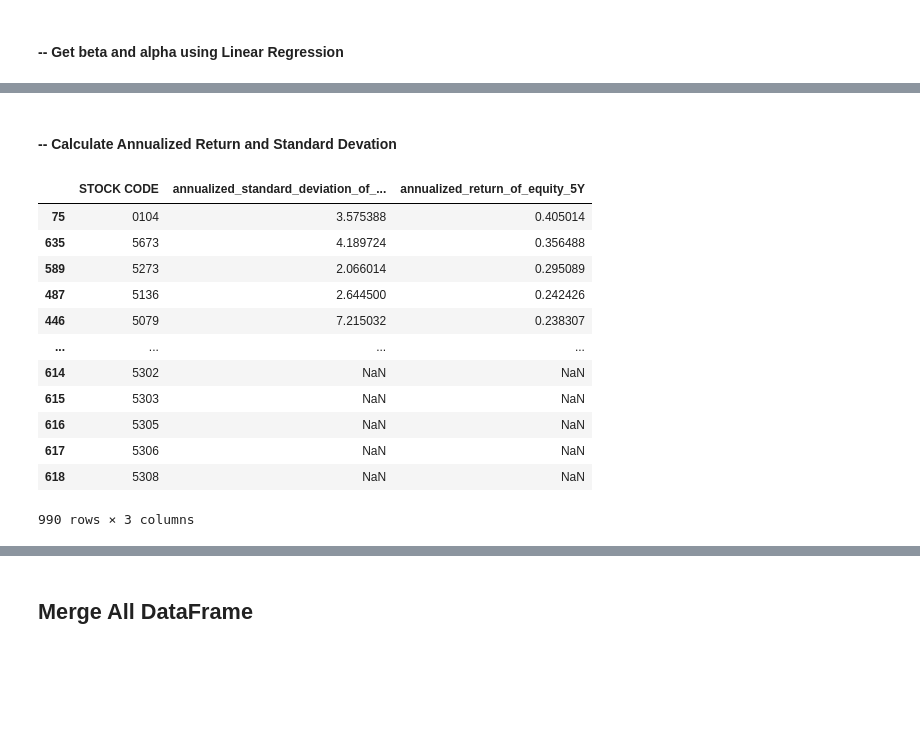
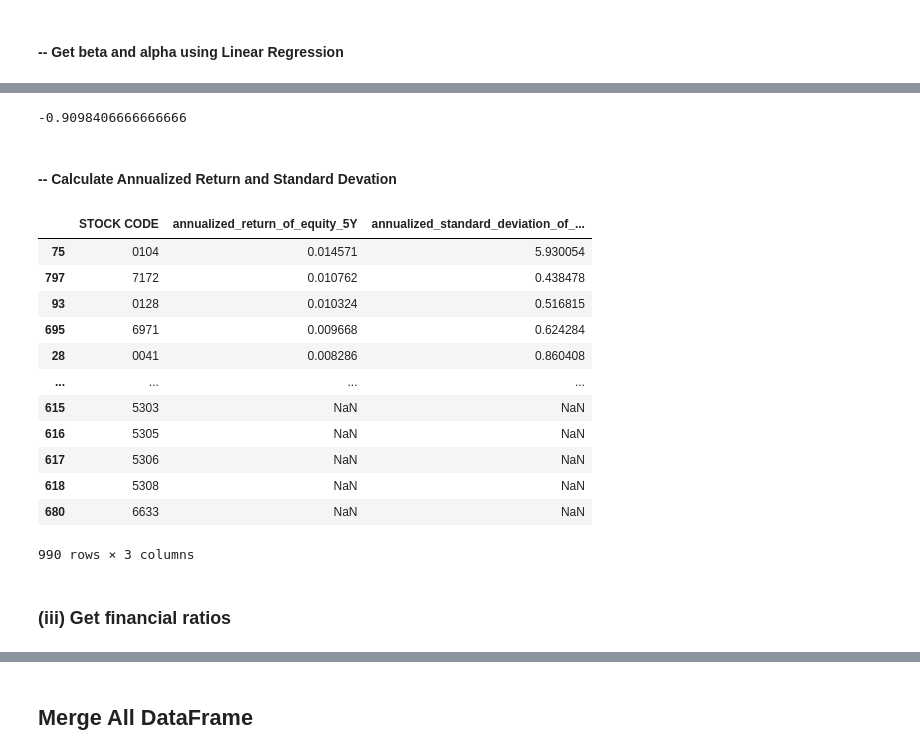
Before and after one commit to tan-yong-sheng/bursa-scraper, a Jupyter notebook: notebook/Bursa_scraper.ipynb, the cells around one changed output, grey strips where cells are left out. Drawn from its saved outputs; the diff is of its cells as text; code cells hidden in the pictures; blank space fills up the shorter version.

```diff
--- a/notebook/Bursa_scraper.ipynb
+++ b/notebook/Bursa_scraper.ipynb
@@ -44,5 +44,17 @@ Requirement already satisfied: pyasn1-modules>=0.2.1 in /usr/local/lib/python3.7
 Requirement already satisfied: pyasn1<0.5.0,>=0.4.6 in /usr/local/lib/python3.7/dist-packages (from pyasn1-modules>=0.2.1->google-auth->gspread) (0.4.8)
 Requirement already satisfied: cssselect>0.7.9 in /usr/local/lib/python3.7/dist-packages (from pyquery->requests_html) (1.1.0)
+# %%
+# Step 1: connect to google spreadsheet
+import google.auth
+from google.colab import auth
+import gspread
+
+auth.authenticate_user()
+credentials, project_id = google.auth.default()
+
+gc = gspread.authorize(credentials)
+
+gs = gc.open_by_url("https://docs.google.com/spreadsheets/d/1mJjBNTGAF3CLOi1aeJDUSWx6EvtRqB-RhJdvnBh1iAU/edit#gid=14691771")
 # %% [markdown]
 ## Retrieve Data & Data Cleaning
 # %% [markdown]
@@ -221,7 +229,7 @@ def getData(ticker_code: Union[str, list], period:str, interval:str) -> pandas.D
 
 def getReturn(df_stock: pandas.DataFrame) -> pandas.DataFrame:
   df_stock["Date"] = pandas.to_datetime(df_stock["Date"])
-  df_stock_return = df_stock.set_index("Date").pct_change()
+  df_stock_return = df_stock.set_index("Date").divide(df_stock.set_index("Date").shift(1)).sub(1) # df["A"].divide(df["A"].shift(1)) -1
   return df_stock_return[1:].reset_index()
 
 import dateutil
@@ -421,25 +429,27 @@ regression_df.sort_values(f"INTERCEPT_{period}Y", ascending=False)
 | 618 | 5308 | NaN | NaN | NaN | NaN | NaN | NaN | ... |
 | 680 | 6633 | NaN | NaN | NaN | NaN | NaN | NaN | ... |
 990 rows × 10 columns
+# %%
+df = pandas.DataFrame([0.01,0.04,0.03], columns=["A"])
+df["A"].add(1).cumprod(skipna=False).iloc[-1] ** 1/12 -1
+# %% [output]
+-0.9098406666666666
 # %% [markdown]
 #### -- Calculate Annualized Return and Standard Devation
 # %%
-def getAnnualizedReturn(df:pandas.DataFrame, interval:str, type:str="geometric", skipna:bool=False) -> float:
+import math
+
+def getAnnualizedReturn(df:pandas.DataFrame, interval:str, calc_type:str="geometric", skipna:bool=False) -> float:
     """Params:
     interval : str
         Valid intervals: 1d, 1wk,1mo,3mo
     """
     annualized_return: float = None
     annualized_return_dict: dict = {"1d": 252,"1wk":52, "1mo":12, "3mo":4}
-    if type == "arithmetic":
-        arithmetic_mean: float = df.mean(skipna=skipna)
-        annualized_return: float = arithmetic_mean * annualized_return_dict[interval]
-    if type == "geometric":
-        if skipna:
-            geometric_mean: float = df.add(1).apply(lambda x: scipy.stats.gmean(x.dropna(inplace=False)), axis=0).sub(1)
-        else:
-            geometric_mean: float = df.add(1).apply(scipy.stats.gmean, axis=0).sub(1)
-        annualized_return: float = ((1+geometric_mean) ** annualized_return_dict[interval]) -1
+    if calc_type == "arithmetic":
+        annualized_return: float = df.mean(skipna=skipna) * annualized_return_dict[interval]
+    if calc_type == "geometric":
+        annualized_return: float = df.add(1).cumprod(skipna=skipna).iloc[-1] ** (1/annualized_return_dict[interval]) -1
     return annualized_return
 
 def getAnnualizedStdDeviation(df: pandas.DataFrame, interval:str, skipna:bool) -> float:
@@ -447,50 +457,52 @@ def getAnnualizedStdDeviation(df: pandas.DataFrame, interval:str, skipna:bool) -
     interval : str
         Valid intervals: 1d,1wk,1mo,3mo
     """
-    std_deviation: float = df.std(skipna=skipna)
     annualized_std_dict: dict = {"1d": 252,"1wk":52, "1mo":12, "3mo":4}
-    annualized_std: float  = std_deviation * annualized_std_dict[interval]
+    annualized_std: pandas.DataFrame = df.std(skipna=skipna) * math.sqrt(annualized_std_dict[interval])
     return annualized_std
 # %%
 # Step 6: Upload 2Y-Beta, 5Y-Beta and standard deviation of equity to Google Spreadsheet: sheet "Calculated"
 
 import numpy, pandas
 import scipy
 import numpy
 
 x_list = []
 descriptive_df = pandas.DataFrame()
 
-descriptive_df[f"annualized_standard_deviation_of_equity_{period}Y"] = getAnnualizedStdDeviation(filterDataBasedYear(total_stock_return_df, period =2).set_index("Date"), interval=interval, skipna=skipna)
-descriptive_df[f"annualized_return_of_equity_{period}Y"] = getAnnualizedReturn(filterDataBasedYear(total_stock_return_df, period=2).set_index("Date"), interval=interval, skipna=skipna)
+descriptive_df[f"annualized_return_of_equity_{period}Y"] = getAnnualizedReturn(filterDataBasedYear(total_stock_return_df, period=period).set_index("Date"), interval=interval, skipna=skipna, calc_type="geometric")
+descriptive_df[f"annualized_standard_deviation_of_equity_{period}Y"] = getAnnualizedStdDeviation(filterDataBasedYear(total_stock_return_df, period =period).set_index("Date"), interval=interval, skipna=skipna)
 descriptive_df = descriptive_df.reset_index()
 descriptive_df = descriptive_df.rename(columns={"index":"STOCK CODE"})
 descriptive_df["STOCK CODE"] = descriptive_df["STOCK CODE"].replace("[.]KL", "", regex=True)
 
 """
 df = df.replace(numpy.nan, "")
 
 workSheet = gs.worksheet("Calculated")
 workSheet.clear()
 columns = ["Stock Code", "5Y Beta", "2Y Beta", "2Y Standard Deviation of Equity", "2Y Average Return of Equity"]
 workSheet.append_row(columns)
 workSheet.format("1:1", {"textFormat":{"bold":"True"}})
 
 workSheet.append_rows(descriptive_df.values.tolist(), value_input_option='RAW', table_range="A1")
 """
 
+descriptive_df.to_csv("descriptive_df.csv")
 descriptive_df.sort_values(f"annualized_return_of_equity_{period}Y", ascending=False)
 # %% [output]
-|  | STOCK CODE | annualized_standard_deviation_of_... | annualized_return_of_equity_5Y |
-| 75 | 0104 | 3.575388 | 0.405014 |
-| 635 | 5673 | 4.189724 | 0.356488 |
-| 589 | 5273 | 2.066014 | 0.295089 |
-| 487 | 5136 | 2.644500 | 0.242426 |
-| 446 | 5079 | 7.215032 | 0.238307 |
+|  | STOCK CODE | annualized_return_of_equity_5Y | annualized_standard_deviation_of_... |
+| 75 | 0104 | 0.014571 | 5.930054 |
+| 797 | 7172 | 0.010762 | 0.438478 |
+| 93 | 0128 | 0.010324 | 0.516815 |
+| 695 | 6971 | 0.009668 | 0.624284 |
+| 28 | 0041 | 0.008286 | 0.860408 |
 | ... | ... | ... | ... |
-| 614 | 5302 | NaN | NaN |
 | 615 | 5303 | NaN | NaN |
 | 616 | 5305 | NaN | NaN |
 | 617 | 5306 | NaN | NaN |
 | 618 | 5308 | NaN | NaN |
+| 680 | 6633 | NaN | NaN |
 990 rows × 3 columns
+# %% [markdown]
+### (iii) Get financial ratios
```
Also changed, not shown: parts of 16 cells of this notebook.
